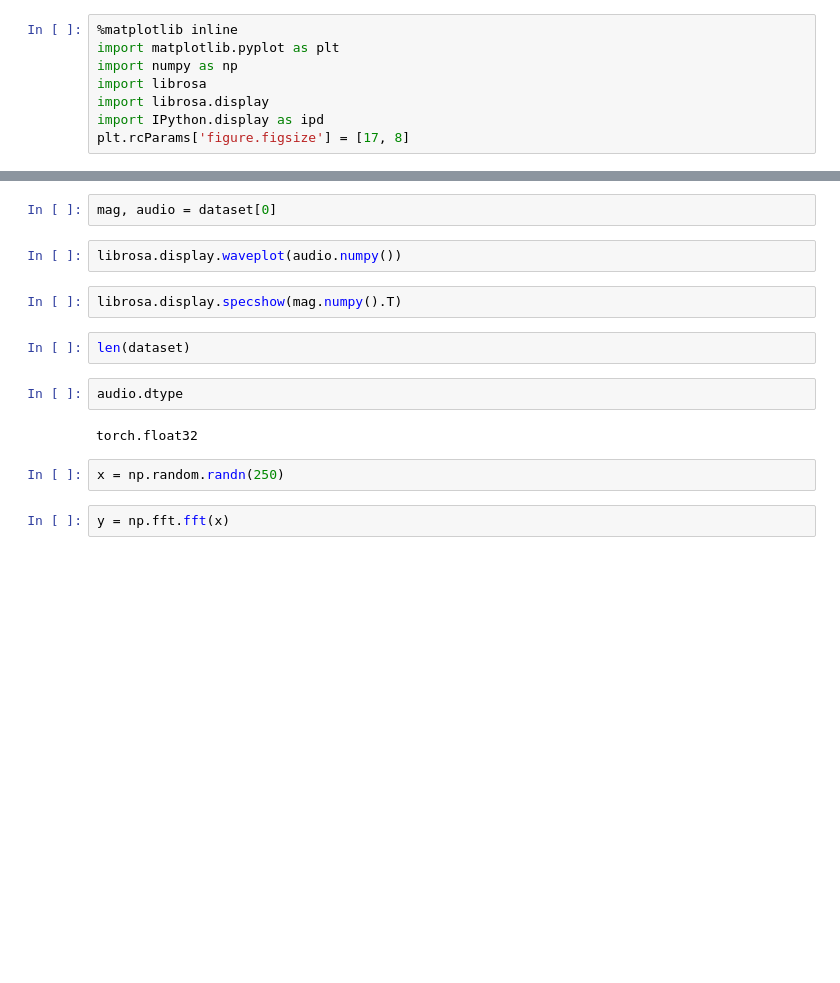
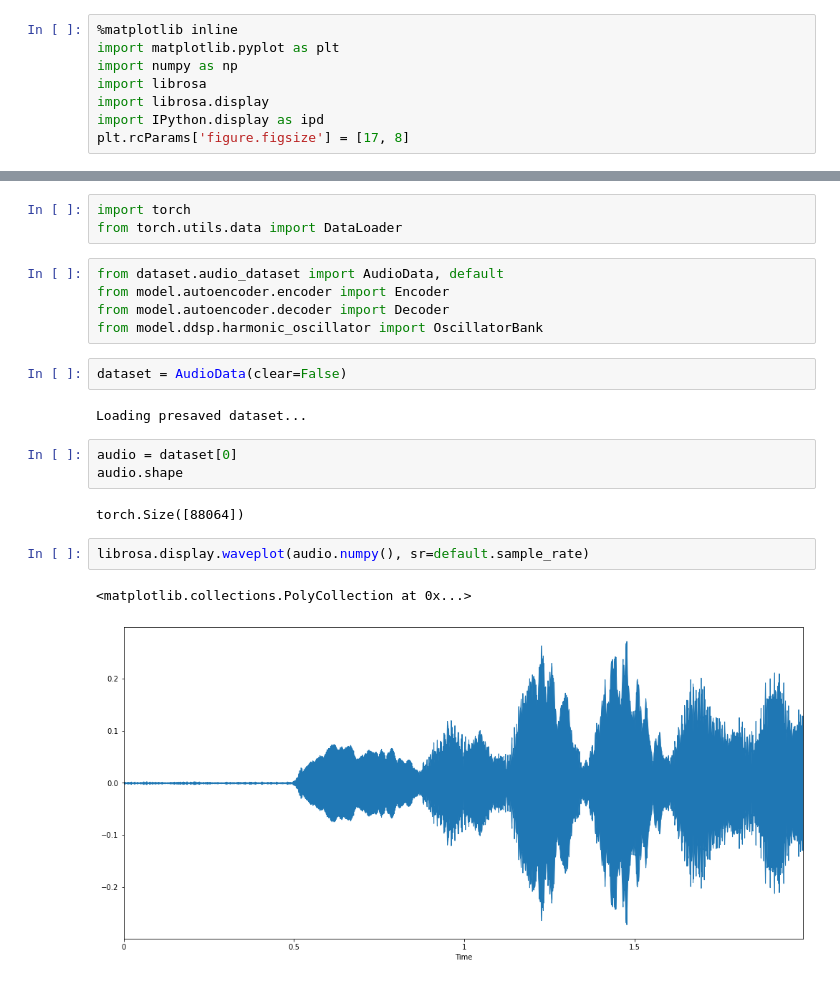
Before and after one commit to kureta/ddsp-pytorch, a Jupyter notebook: Data Preparation.ipynb, the cells around one changed output, grey strips where cells are left out. Cells and saved outputs as stored; diff of their text form; blank space fills up the shorter version.

```diff
--- a/Data Preparation.ipynb
+++ b/Data Preparation.ipynb
@@ -37,16 +9,22 @@ Loading presaved dataset...
-# %%
-mag, audio = dataset[0]
+# %%
+import torch
+from torch.utils.data import DataLoader
+# %%
+from dataset.audio_dataset import AudioData, default
+from model.autoencoder.encoder import Encoder
+from model.autoencoder.decoder import Decoder
+from model.ddsp.harmonic_oscillator import OscillatorBank
+# %%
+dataset = AudioData(clear=False)
+# %% [output]
+Loading presaved dataset...
+# %%
+audio = dataset[0]
+audio.shape
+# %% [output]
+torch.Size([88064])
 # %%
-librosa.display.waveplot(audio.numpy())
+librosa.display.waveplot(audio.numpy(), sr=default.sample_rate)
+# %% [output]
+<matplotlib.collections.PolyCollection at 0x...>
+[figure, added]
-# %%
-librosa.display.specshow(mag.numpy().T)
-# %%
-len(dataset)
-# %%
-audio.dtype
-# %% [output]
-torch.float32
-# %%
-x = np.random.randn(250)
-# %%
-y = np.fft.fft(x)
```
Also changed, not shown: parts of 25 cells of this notebook, 17 other files.
